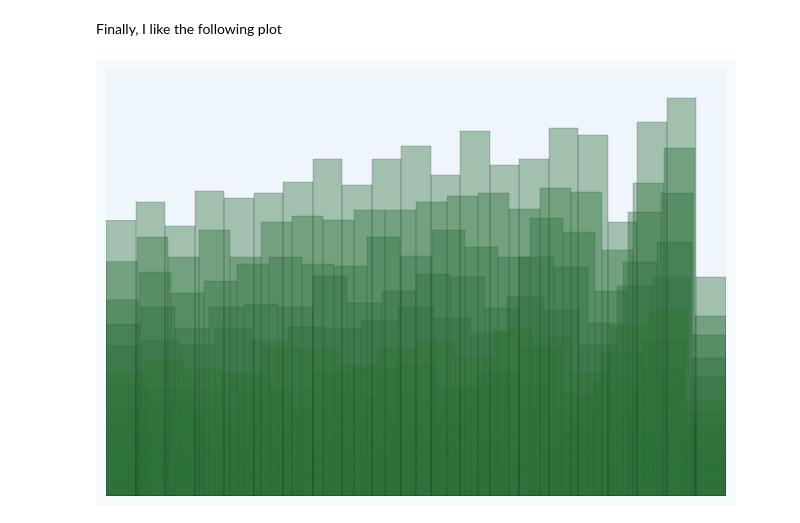
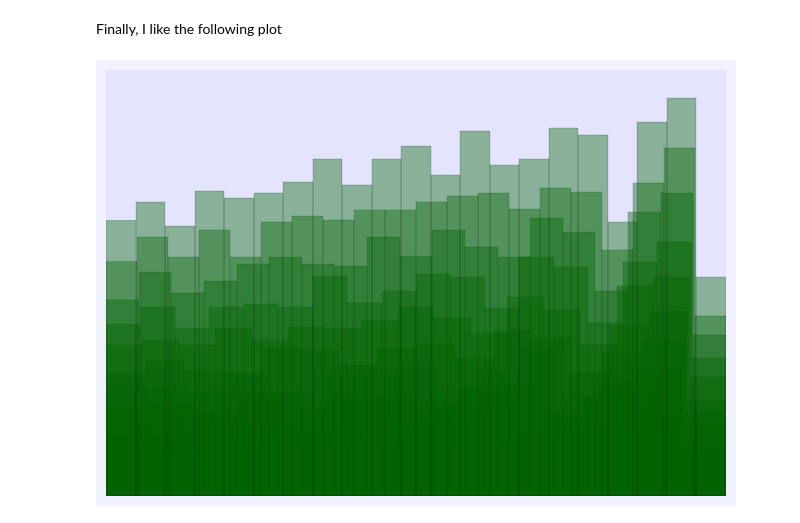
Before and after one commit to pgallardo/Analysis_GIT_data, a Jupyter notebook: DataAnalysisCurves.ipynb, the cells around one changed output. Cells and saved outputs as stored; diff of their text form; code cells hidden in the pictures.

```diff
--- a/DataAnalysisCurves.ipynb
+++ b/DataAnalysisCurves.ipynb
@@ -255,15 +253,15 @@ plt.show()
 Finally, I like the following plot
 # %%
 AllWalls=[]
-sns.set(rc={'axes.facecolor':(0.360, 0.615, 0.878,1/18), 'figure.facecolor':(0.360, 0.615, 0.878,1/18)})
+sns.set(rc={'axes.facecolor':(1 0.54902, 0), 'figure.facecolor':(0, 0, 1,1/18)})
 
 for j in DataGIT.index:
     k=0.1+(0.9-0.1)*j/21
     AllWalls=AllWalls+DataGIT["NormalizedGITWalls"].ix[j]
-    sns.distplot(AllWalls,bins=1*j,kde=False, color= (0.176, 0.443, 0.227,1-k/8))
+    sns.distplot(AllWalls,bins=1*j,kde=False, color= (0, 0.392157, 0,1-k/8))
 
 plt.xticks(())
 plt.yticks(())
 plt.show()
 # %% [output]
-[figure, old version]
+[figure, new version]
```
Also changed, not shown: parts of 2 cells of this notebook.
